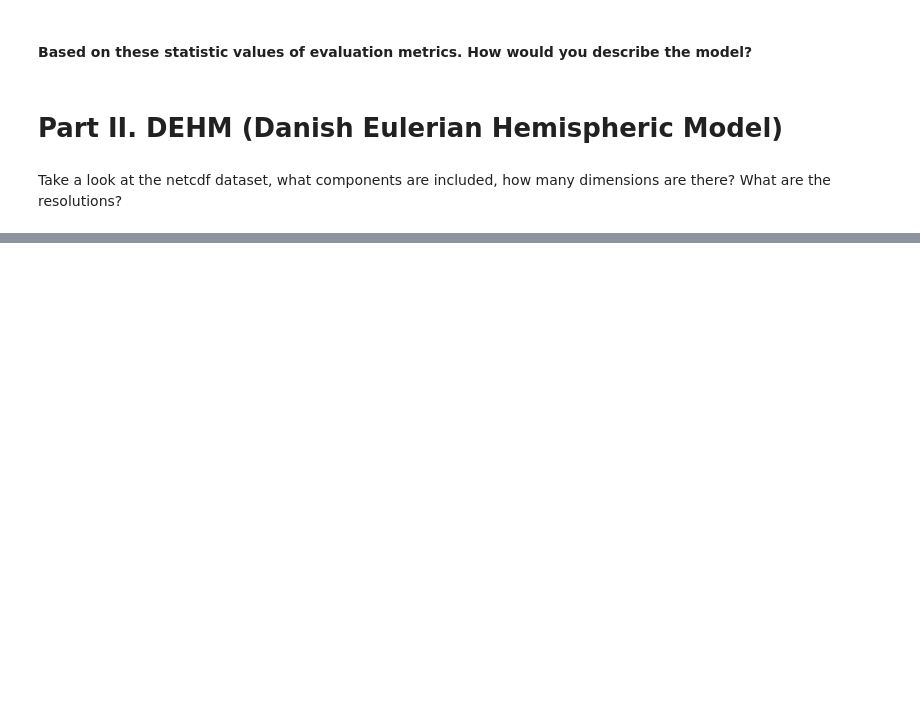
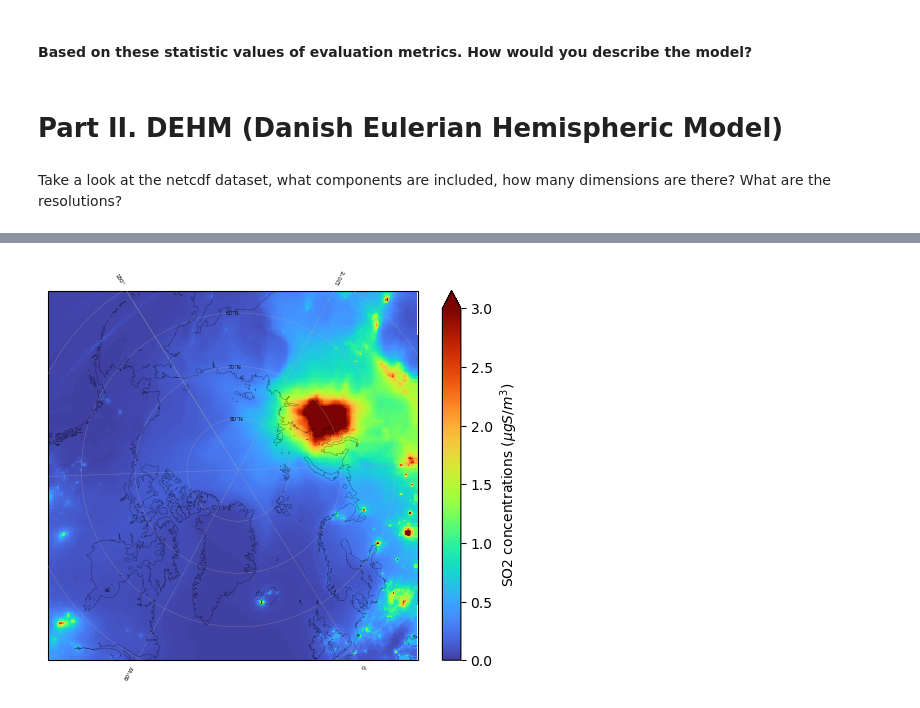
Before and after one commit to zye306/Arctic_aerosols, a Jupyter notebook: Exercise_template.ipynb, the cells around one changed output, grey strips where cells are left out. Cells and saved outputs as stored; diff of their text form; code cells hidden in the pictures; blank space fills up the shorter version.

```diff
--- a/Exercise_template.ipynb
+++ b/Exercise_template.ipynb
@@ -258,0 +332,8 @@ fig.show()
+# %%
+%matplotlib inline
+chemical = 'SO2'   # Select from "SO4", "NH4", and "PM2.5"
+fig = dehm.plot_annual_map(chemical) # You can also set vmin, and vmax to change the colorscale, such as:
+                                     # fig = dehm.plot_annual_map(var,vmin=0,vmax=1)
+fig.show()
+# %% [output]
+[figure, added]
```
Also changed, not shown: parts of 6 cells of this notebook, 1 other file.
